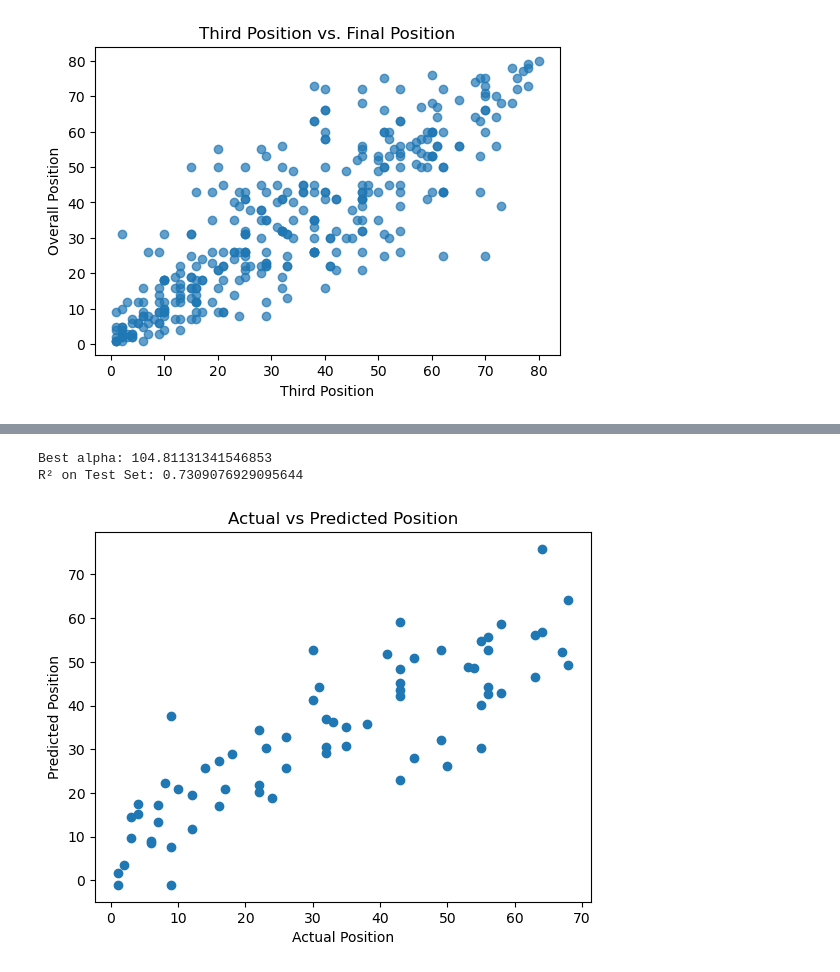
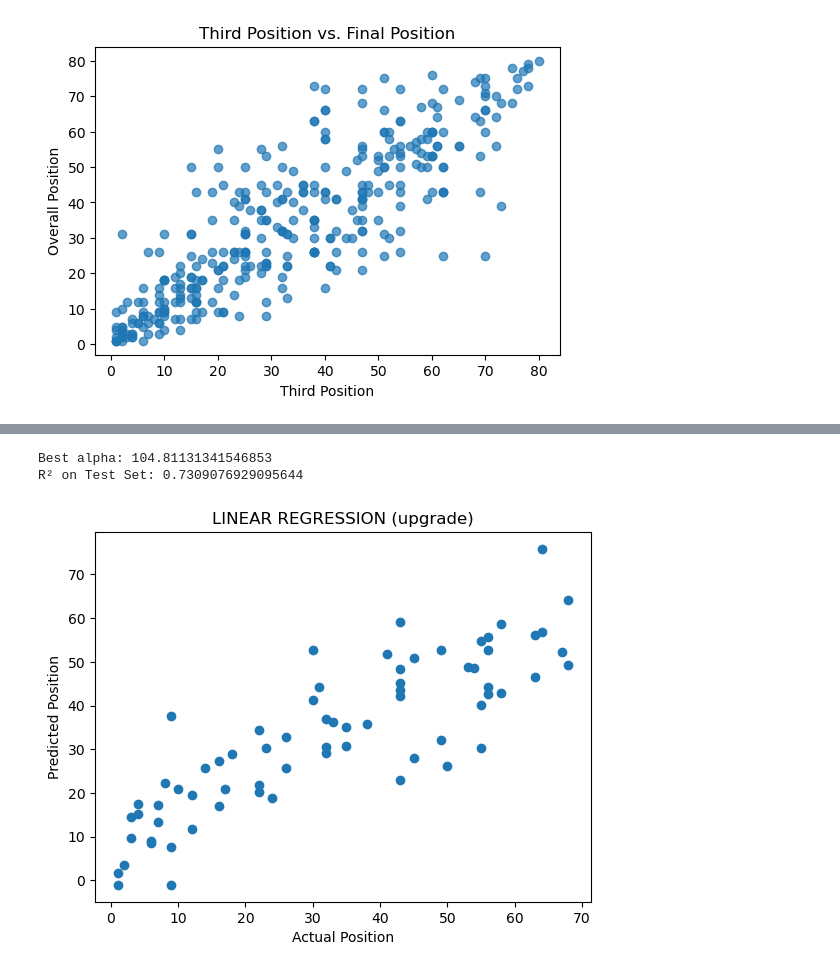
Before and after one commit to annafellars/GolfAPI, a Jupyter notebook: golf_blog2.ipynb, the cells around one changed output, grey strips where cells are left out. Drawn from its saved outputs; the diff is of its cells as text; code cells hidden in the pictures.

```diff
--- a/golf_blog2.ipynb
+++ b/golf_blog2.ipynb
@@ -256,32 +277,32 @@ X_test = X_test.reindex(columns=X_train.columns, fill_value=0)
 scaler = StandardScaler()
 
 X_train_scaled = scaler.fit_transform(X_train)
 X_test_scaled = scaler.transform(X_test)
 
 X_train_scaled = pd.DataFrame(X_train_scaled, columns=X_train.columns)
 X_test_scaled = pd.DataFrame(X_test_scaled, columns=X_test.columns)
 
 alphas = np.logspace(-3, 3, 50)
 ridge = Ridge()
 param_grid = {"alpha": alphas}
 ridge_cv = GridSearchCV(estimator=ridge, param_grid={"alpha": alphas}, cv=5, scoring="neg_mean_squared_error")
 ridge_cv.fit(X_train_scaled, y_train)
 
 best_ridge = ridge_cv.best_estimator_
 best_alpha = ridge_cv.best_params_['alpha']
 print(f"Best alpha: {best_alpha}")
 
 y_pred = best_ridge.predict(X_test_scaled)
 
 r2 = r2_score(y_test, y_pred)
 print(f"R² on Test Set: {r2}")
 
 plt.scatter(y_test, y_pred)
 plt.xlabel("Actual Position")
 plt.ylabel("Predicted Position")
-plt.title("Actual vs Predicted Position")
+plt.title("LINEAR REGRESSION (upgrade)")
 plt.show()
 # %% [output]
 Best alpha: 104.81131341546853
 R² on Test Set: 0.7309076929095644
-[figure, old version]
+[figure, new version]
```
Also changed, not shown: parts of 4 cells of this notebook.
